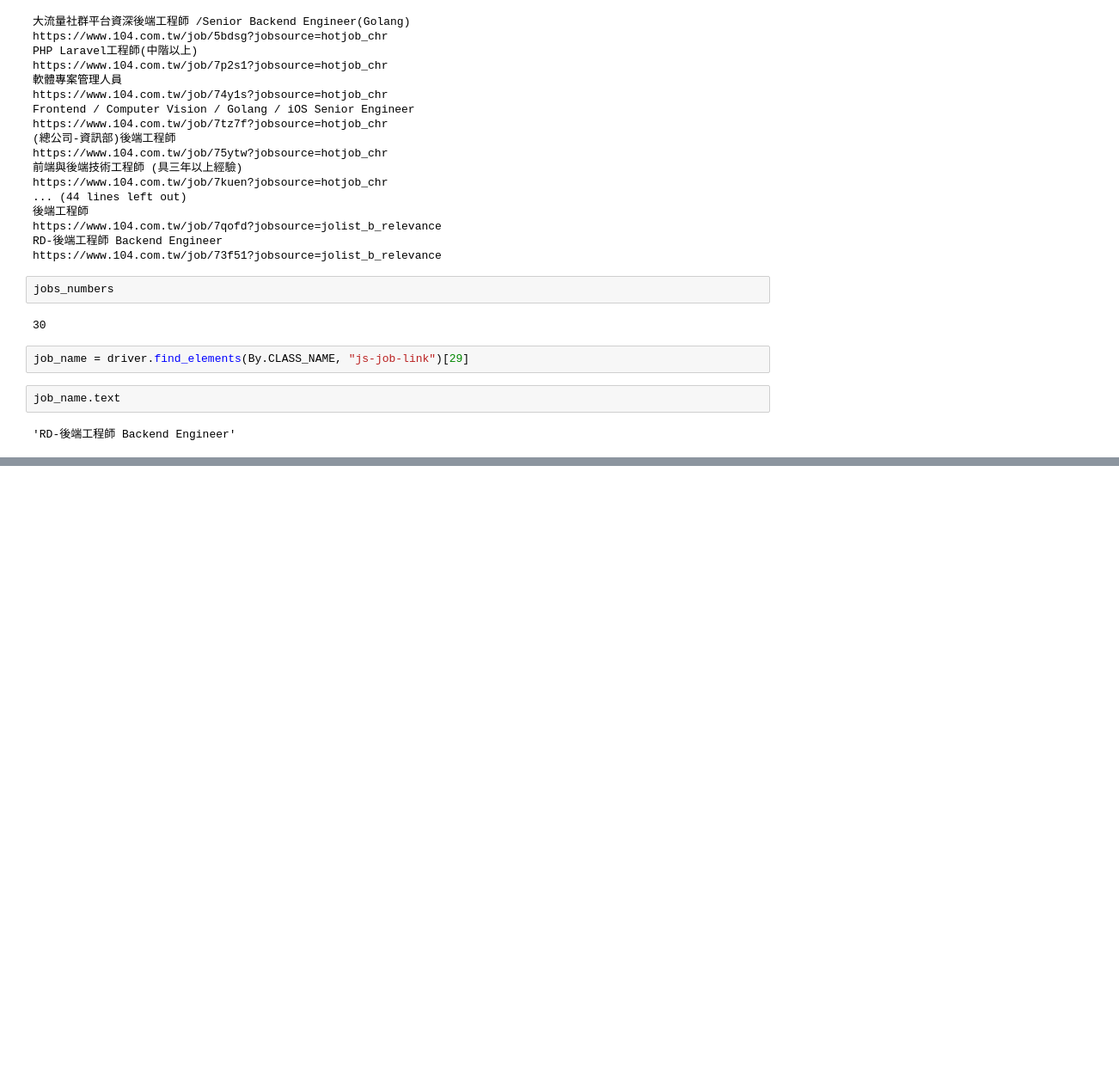
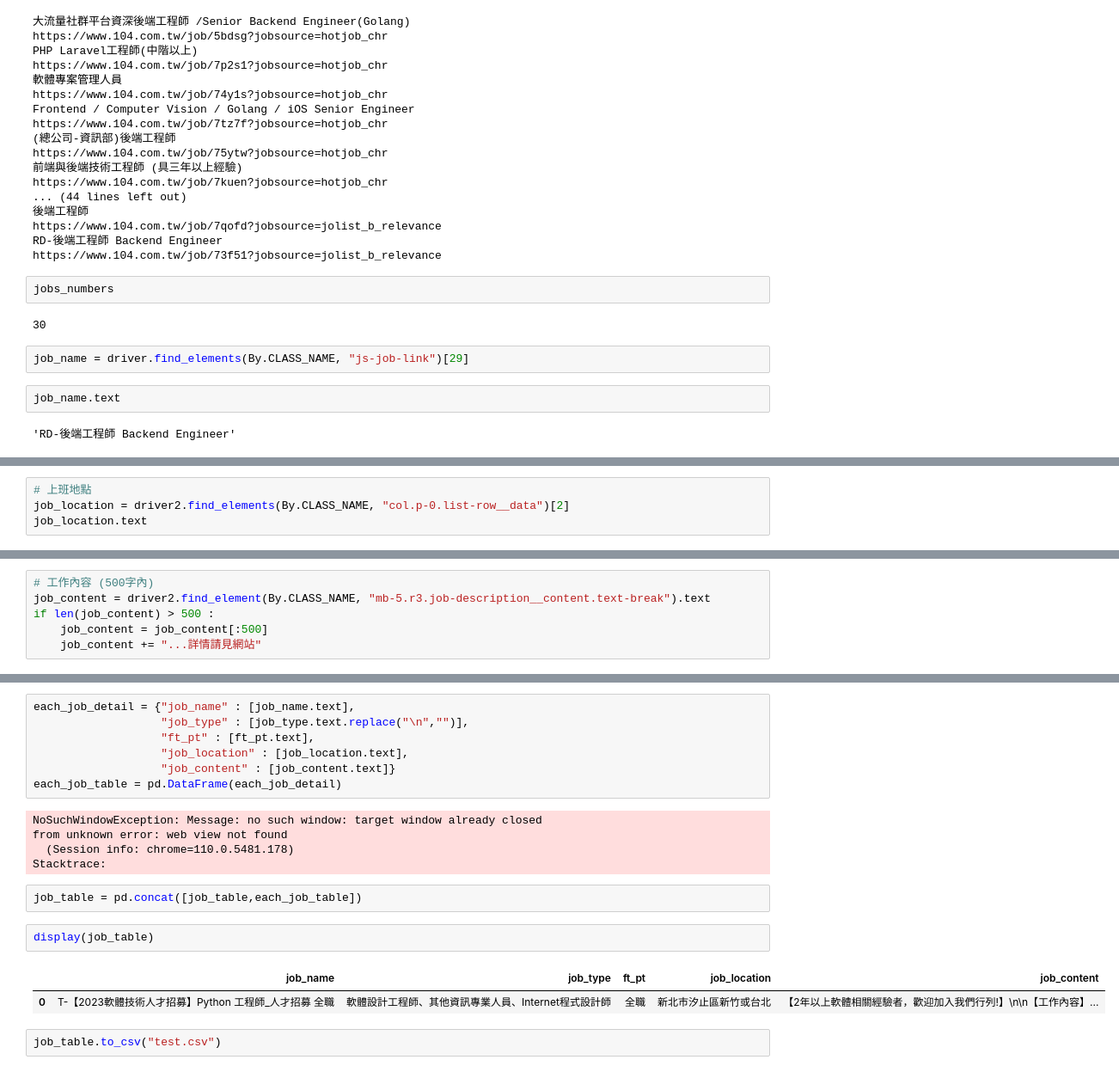
Before and after one commit to joshsmiththenoob/CrawlerTraining, a Jupyter notebook: 104_jobbank_V3.ipynb, the cells around one changed output, grey strips where cells are left out. Shown: that part at 86% size. Saved outputs shown, nothing was run; the diff lists cells and outputs as text; blank space fills up the shorter version.

```diff
--- a/104_jobbank_V3.ipynb
+++ b/104_jobbank_V3.ipynb
@@ -244,0 +319,4 @@ job_name.text
+# %%
+# 上班地點
+job_location = driver2.find_elements(By.CLASS_NAME, "col.p-0.list-row__data")[2]
+job_location.text
@@ -244,0 +325,6 @@ job_name.text
+# %%
+# 工作內容 (500字內)
+job_content = driver2.find_element(By.CLASS_NAME, "mb-5.r3.job-description__content.text-break").text
+if len(job_content) > 500 :
+    job_content = job_content[:500]
+    job_content += "...詳情請見網站"
@@ -244,0 +337,21 @@ job_name.text
+# %%
+each_job_detail = {"job_name" : [job_name.text],
+                   "job_type" : [job_type.text.replace("\n","")],
+                   "ft_pt" : [ft_pt.text],
+                   "job_location" : [job_location.text],
+                   "job_content" : [job_content.text]}
+each_job_table = pd.DataFrame(each_job_detail)
+# %% [output]
+NoSuchWindowException: Message: no such window: target window already closed
+from unknown error: web view not found
+  (Session info: chrome=110.0.5481.178)
+Stacktrace:
+# %%
+job_table = pd.concat([job_table,each_job_table])
+# %%
+display(job_table)
+# %% [output]
+|  | job_name | job_type | ft_pt | job_location | job_content |
+| 0 | T-【2023軟體技術人才招募】Python 工程師_人才招募 全職 | 軟體設計工程師、其他資訊專業人員、Internet程式設計師 | 全職 | 新北市汐止區新竹或台北 | 【2年以上軟體相關經驗者，歡迎加入我們行列!】\n\n【工作內容】... |
+# %%
+job_table.to_csv("test.csv")
```
Also changed, not shown: parts of 18 cells of this notebook, 1 other file.
